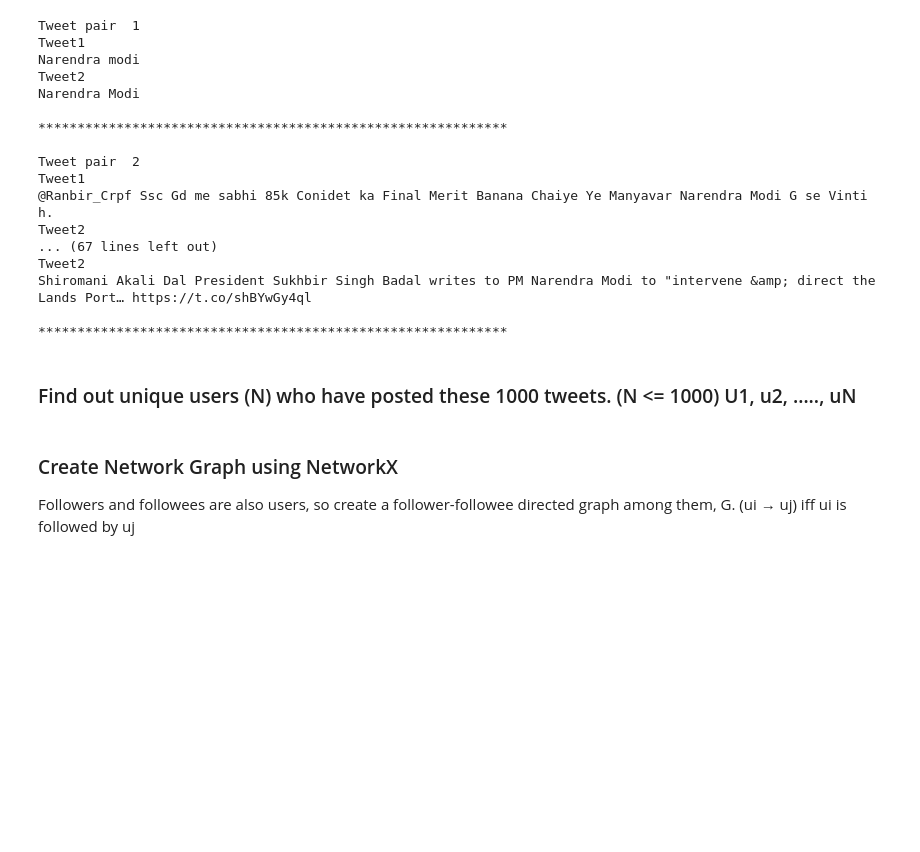
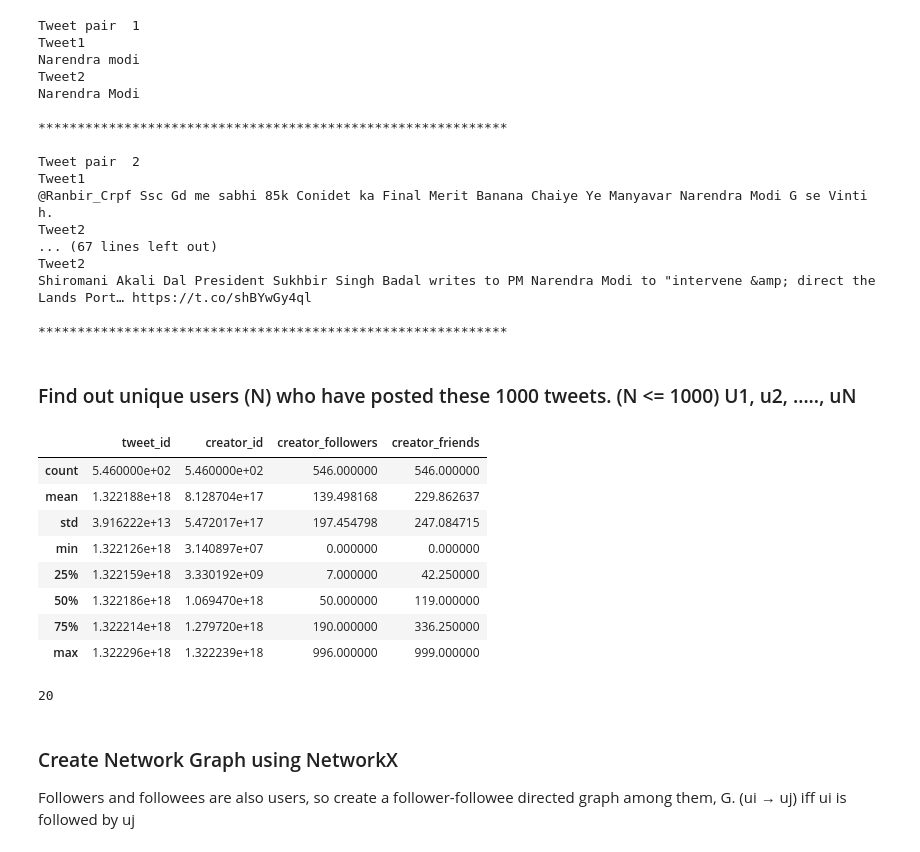
Before and after one commit to soumyaa1804/twitter_data_analysis, a Jupyter notebook: network_analysis.ipynb, the cells around one changed output. Drawn from its saved outputs; the diff is of its cells as text; code cells hidden in the pictures; blank space fills up the shorter version.

```diff
--- a/network_analysis.ipynb
+++ b/network_analysis.ipynb
@@ -363,8 +369,25 @@ Shiromani Akali Dal President Sukhbir Singh Badal writes to PM Narendra Modi to
 ************************************************************
 # %% [markdown]
 ### Find out unique users (N) who have posted these 1000 tweets. (N <= 1000) U1, u2, ….., uN
+# %%
+# Unique users with followers/friends atmost 1000 (<= 1000)
+
+df_user = df[(df['creator_followers'] <= 1000) & (df['creator_friends'] <= 1000)]
+df_user.describe()
+# %% [output]
+|  | tweet_id | creator_id | creator_followers | creator_friends |
+| count | 5.460000e+02 | 5.460000e+02 | 546.000000 | 546.000000 |
+| mean | 1.322188e+18 | 8.128704e+17 | 139.498168 | 229.862637 |
+| std | 3.916222e+13 | 5.472017e+17 | 197.454798 | 247.084715 |
+| min | 1.322126e+18 | 3.140897e+07 | 0.000000 | 0.000000 |
+| 25% | 1.322159e+18 | 3.330192e+09 | 7.000000 | 42.250000 |
+| 50% | 1.322186e+18 | 1.069470e+18 | 50.000000 | 119.000000 |
+| 75% | 1.322214e+18 | 1.279720e+18 | 190.000000 | 336.250000 |
+| max | 1.322296e+18 | 1.322239e+18 | 996.000000 | 999.000000 |
 # %%
-# Unique users
-
-unique_creators = df.created_by.unique()
+unique_creators = df_user.created_by.unique()
 unique_creators = list(unique_creators)
+len(unique_creators)
+len(unique_creators[:20])
+# %% [output]
+20
```
Also changed, not shown: parts of 11 cells of this notebook, 1 other file.
